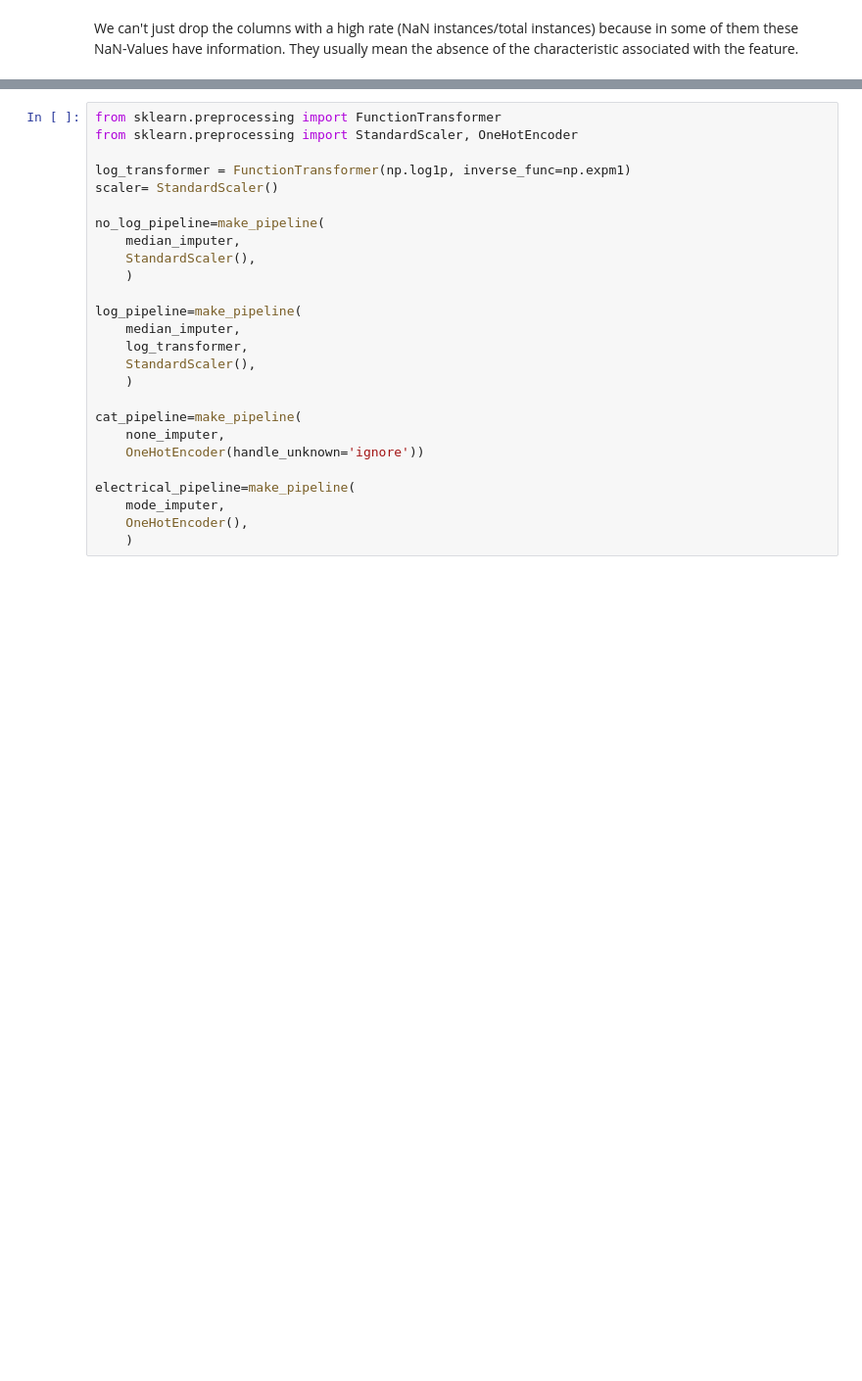
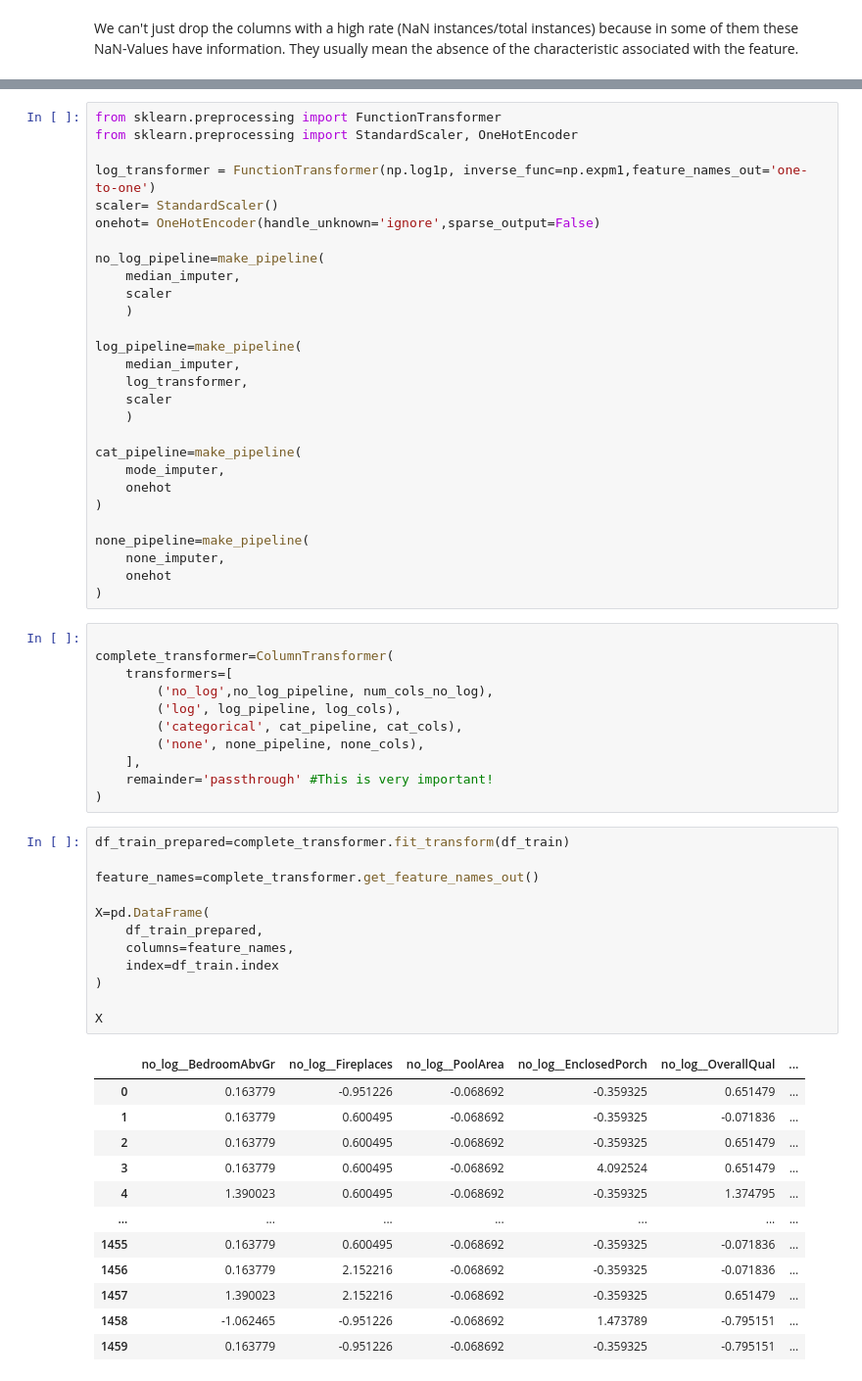
Before and after one commit to oscarguillen-ml/ML-Internship-Portfolio, a Jupyter notebook: 03-house-prices-regression/House_Prices-EDA.ipynb, the cells around one changed output, grey strips where cells are left out. Shown at 98% size. Cells and saved outputs as stored; diff of their text form; blank space fills up the shorter version.

```diff
--- a/03-house-prices-regression/House_Prices-EDA.ipynb
+++ b/03-house-prices-regression/House_Prices-EDA.ipynb
@@ -183,25 +207,63 @@ cat_cols=df_train.select_dtypes(include=object).columns
 from sklearn.preprocessing import FunctionTransformer
 from sklearn.preprocessing import StandardScaler, OneHotEncoder
 
-log_transformer = FunctionTransformer(np.log1p, inverse_func=np.expm1)
+log_transformer = FunctionTransformer(np.log1p, inverse_func=np.expm1,feature_names_out='one-to-one')
 scaler= StandardScaler()
+onehot= OneHotEncoder(handle_unknown='ignore',sparse_output=False)
 
 no_log_pipeline=make_pipeline(
     median_imputer,
-    StandardScaler(),
+    scaler
     )
 
 log_pipeline=make_pipeline(
     median_imputer,
     log_transformer,
-    StandardScaler(),
+    scaler
     )
 
 cat_pipeline=make_pipeline(
+    mode_imputer,
+    onehot
+)
+
+none_pipeline=make_pipeline(
     none_imputer,
-    OneHotEncoder(handle_unknown='ignore'))
-
-electrical_pipeline=make_pipeline(
-    mode_imputer,
-    OneHotEncoder(),
-    )
+    onehot
+)
+# %%
+
+complete_transformer=ColumnTransformer(
+    transformers=[
+        ('no_log',no_log_pipeline, num_cols_no_log),
+        ('log', log_pipeline, log_cols),
+        ('categorical', cat_pipeline, cat_cols),
+        ('none', none_pipeline, none_cols),
+    ],
+    remainder='passthrough' #This is very important!
+)
+# %%
+df_train_prepared=complete_transformer.fit_transform(df_train)
+
+feature_names=complete_transformer.get_feature_names_out()
+
+X=pd.DataFrame(
+    df_train_prepared,
+    columns=feature_names,
+    index=df_train.index
+)
+
+X
+# %% [output]
+|  | no_log__BedroomAbvGr | no_log__Fireplaces | no_log__PoolArea | no_log__EnclosedPorch | no_log__OverallQual | ... |
+| 0 | 0.163779 | -0.951226 | -0.068692 | -0.359325 | 0.651479 | ... |
+| 1 | 0.163779 | 0.600495 | -0.068692 | -0.359325 | -0.071836 | ... |
+| 2 | 0.163779 | 0.600495 | -0.068692 | -0.359325 | 0.651479 | ... |
+| 3 | 0.163779 | 0.600495 | -0.068692 | 4.092524 | 0.651479 | ... |
+| 4 | 1.390023 | 0.600495 | -0.068692 | -0.359325 | 1.374795 | ... |
+| ... | ... | ... | ... | ... | ... | ... |
+| 1455 | 0.163779 | 0.600495 | -0.068692 | -0.359325 | -0.071836 | ... |
+| 1456 | 0.163779 | 2.152216 | -0.068692 | -0.359325 | -0.071836 | ... |
+| 1457 | 1.390023 | 2.152216 | -0.068692 | -0.359325 | 0.651479 | ... |
+| 1458 | -1.062465 | -0.951226 | -0.068692 | 1.473789 | -0.795151 | ... |
+| 1459 | 0.163779 | -0.951226 | -0.068692 | -0.359325 | -0.795151 | ... |
```
Also changed, not shown: parts of 13 cells of this notebook.
